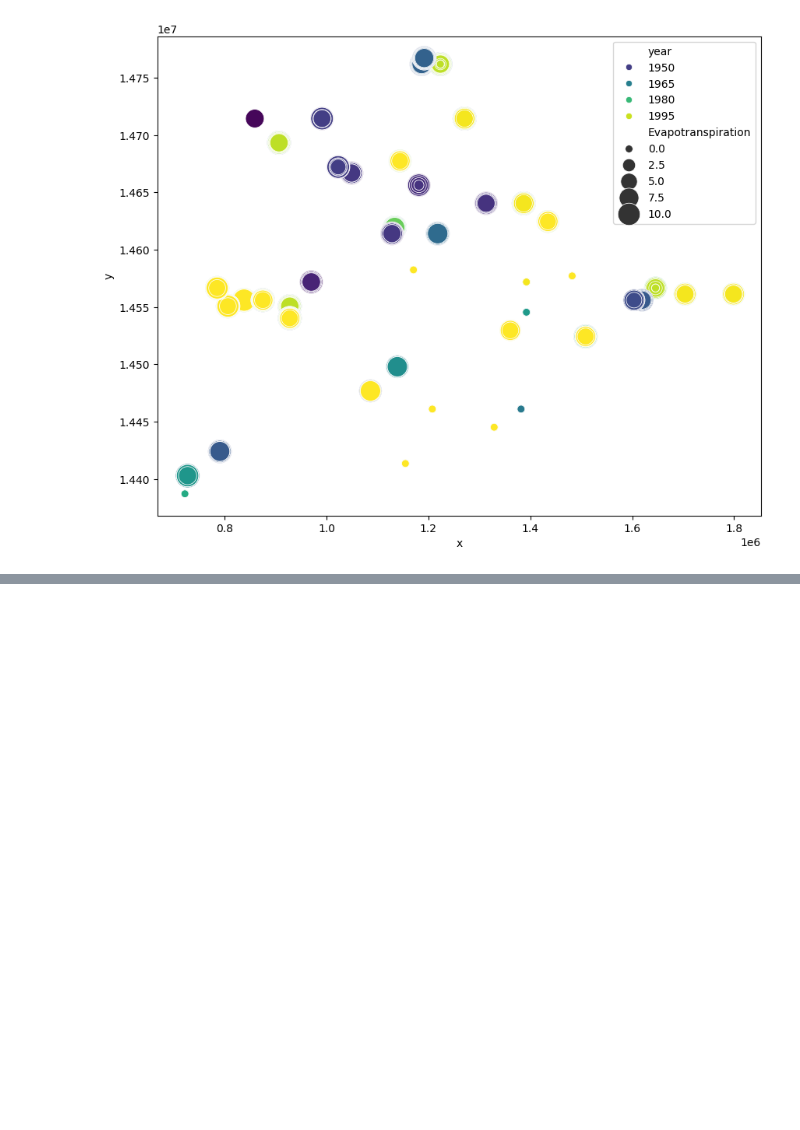
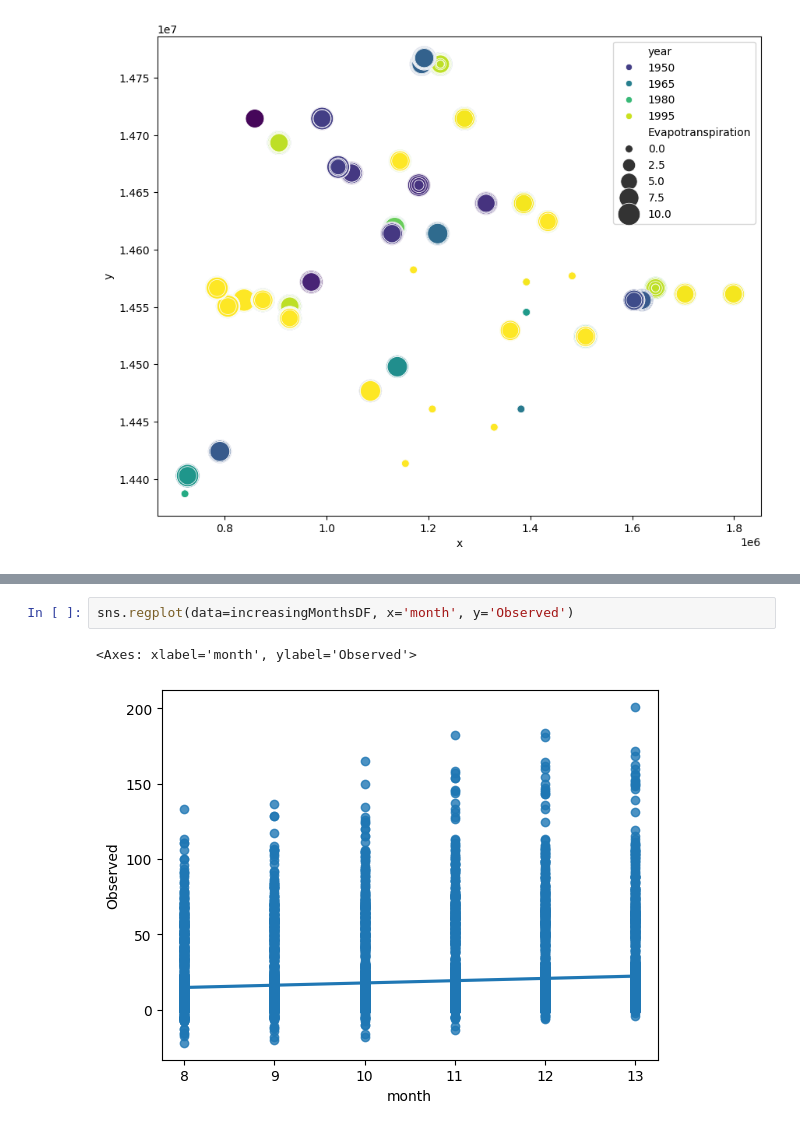
Before and after one commit to n8taylor/cs_5830_project6, a Jupyter notebook: project6.ipynb, the cells around one changed output, grey strips where cells are left out. Saved outputs shown, nothing was run; the diff lists cells and outputs as text; blank space fills up the shorter version.

```diff
--- a/project6.ipynb
+++ b/project6.ipynb
@@ -412,0 +436,5 @@ sns.scatterplot(data=df, x='x', y='y', size='Evapotranspiration', sizes=(50, 500
+# %%
+sns.regplot(data=increasingMonthsDF, x='month', y='Observed')
+# %% [output]
+<Axes: xlabel='month', ylabel='Observed'>
+[figure, added]
```
Also changed, not shown: parts of 12 cells of this notebook.
